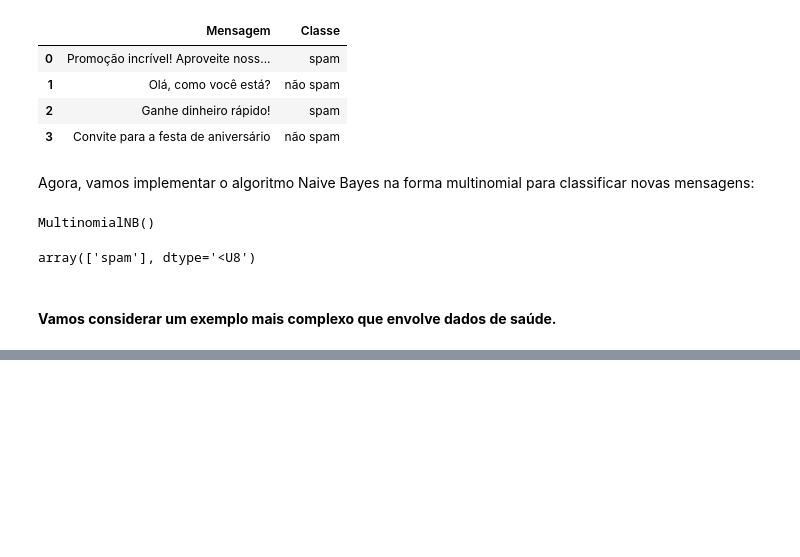
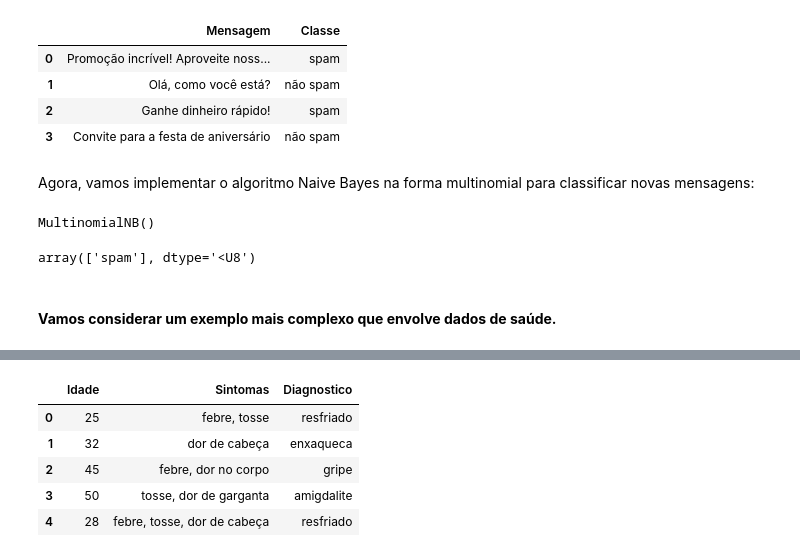
Before and after one commit to KARINAgoncalvesSOARES/Machine_Learning, a Jupyter notebook: 3.algoritmo_ML_supervisionado/Naive Bayes/1.NaiveBayes_descricao.ipynb, the cells around one changed output, grey strips where cells are left out. Drawn from its saved outputs; the diff is of its cells as text; code cells hidden in the pictures; blank space fills up the shorter version.

```diff
--- a/3.algoritmo_ML_supervisionado/Naive Bayes/1.NaiveBayes_descricao.ipynb
+++ b/3.algoritmo_ML_supervisionado/Naive Bayes/1.NaiveBayes_descricao.ipynb
@@ -256,0 +275,9 @@ array(['spam'], dtype='<U8')
+# %%
+df.head()
+# %% [output]
+|  | Idade | Sintomas | Diagnostico |
+| 0 | 25 | febre, tosse | resfriado |
+| 1 | 32 | dor de cabeça | enxaqueca |
+| 2 | 45 | febre, dor no corpo | gripe |
+| 3 | 50 | tosse, dor de garganta | amigdalite |
+| 4 | 28 | febre, tosse, dor de cabeça | resfriado |
```
Also changed, not shown: parts of 15 cells of this notebook.
